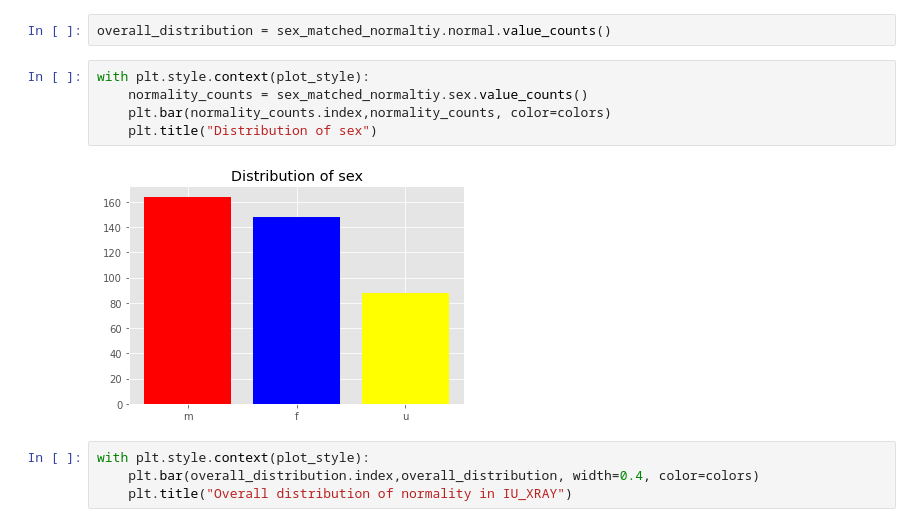
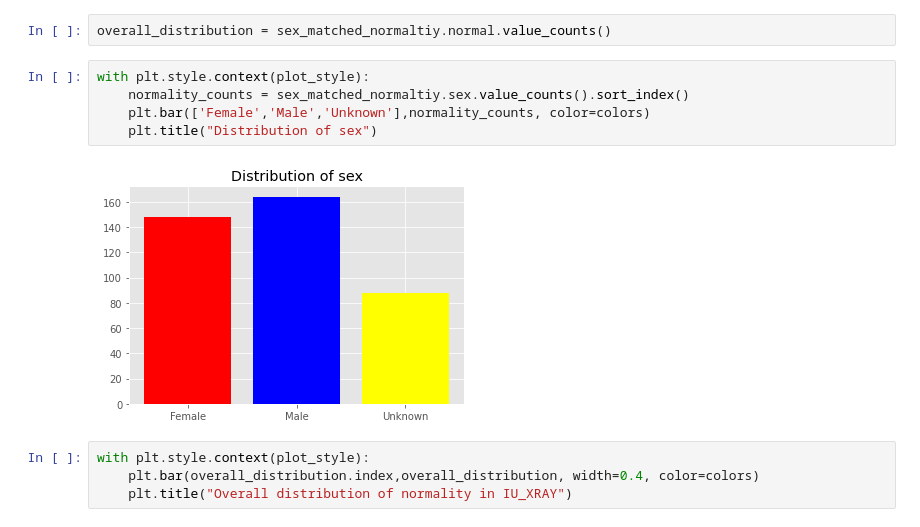
Before and after one commit to Baukmeister/rtex, a Jupyter notebook: manual_classification/analyze_iuxray_data.ipynb, the cells around one changed output. Drawn from its saved outputs; the diff is of its cells as text.

```diff
--- a/manual_classification/analyze_iuxray_data.ipynb
+++ b/manual_classification/analyze_iuxray_data.ipynb
@@ -23,11 +23,11 @@ sex_matched_normaltiy.head()
 overall_distribution = sex_matched_normaltiy.normal.value_counts()
 # %%
 with plt.style.context(plot_style):
-    normality_counts = sex_matched_normaltiy.sex.value_counts()
-    plt.bar(normality_counts.index,normality_counts, color=colors)
+    normality_counts = sex_matched_normaltiy.sex.value_counts().sort_index()
+    plt.bar(['Female','Male','Unknown'],normality_counts, color=colors)
     plt.title("Distribution of sex")
 # %% [output]
-[figure, old version]
+[figure, new version]
 # %%
 with plt.style.context(plot_style):
     plt.bar(overall_distribution.index,overall_distribution, width=0.4, color=colors)
```
